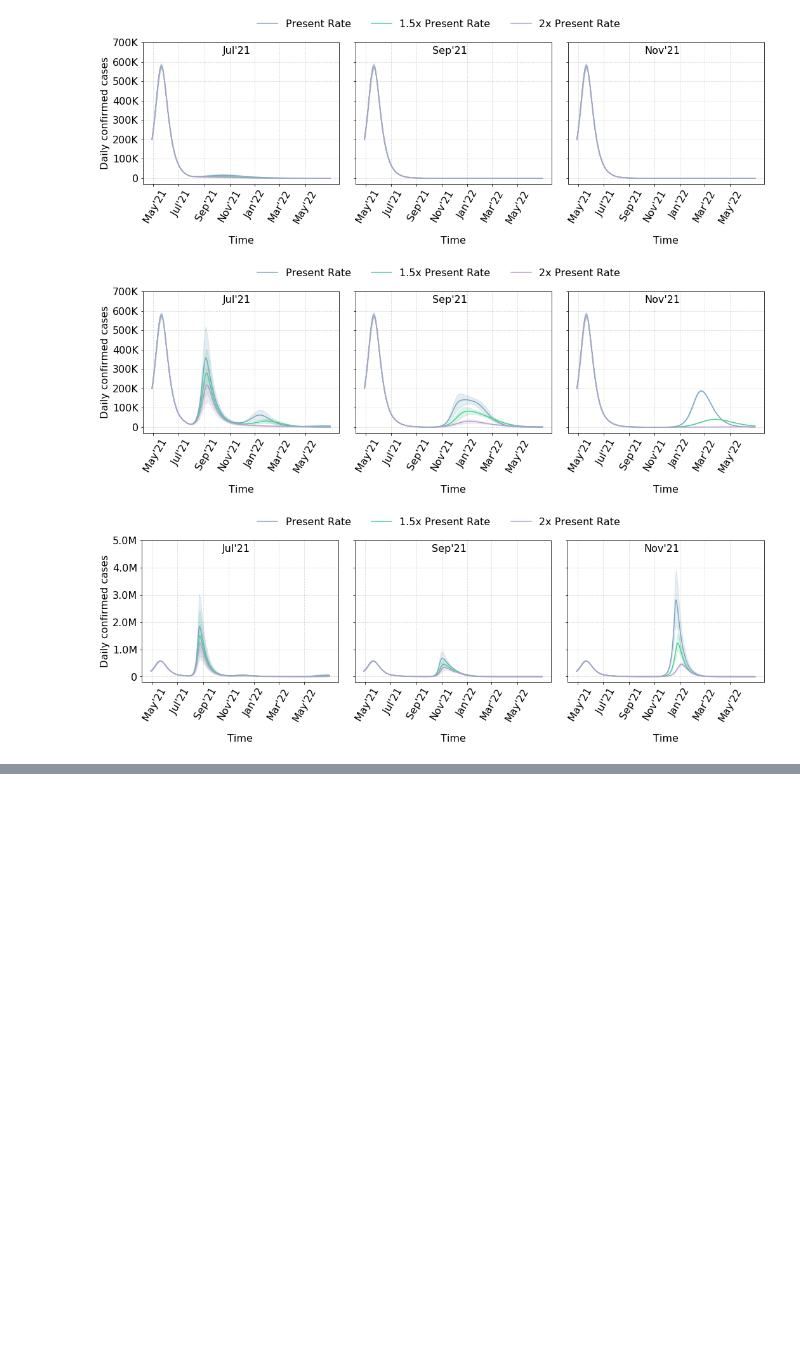
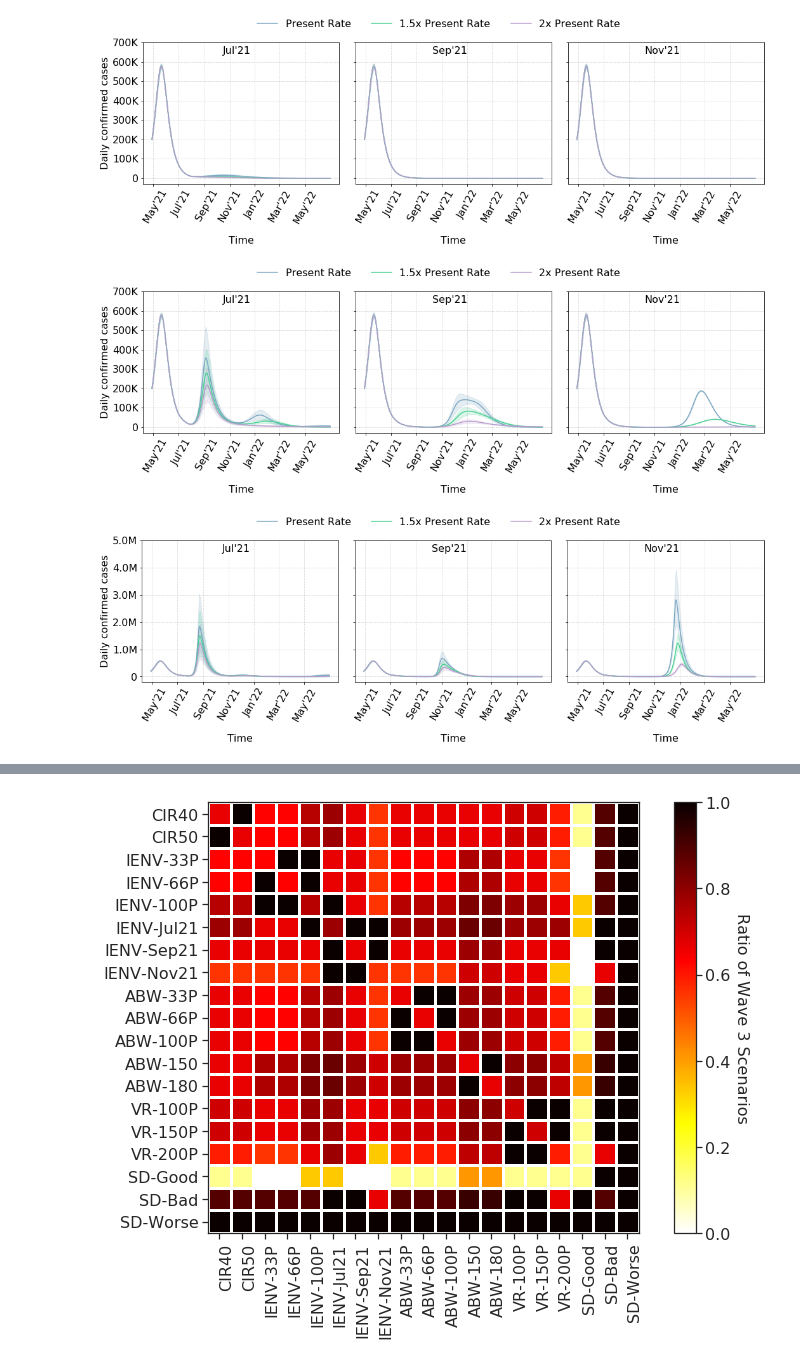
Before and after one commit to thivinanandh/covidPlotWave3, a Jupyter notebook: Covid_Wave3_Plotting.ipynb, the cells around one changed output, grey strips where cells are left out. Drawn from its saved outputs; the diff is of its cells as text; code cells hidden in the pictures; blank space fills up the shorter version.

```diff
--- a/Covid_Wave3_Plotting.ipynb
+++ b/Covid_Wave3_Plotting.ipynb
@@ -2058,0 +2913,28 @@ df_nucleation_melt_Age
+# %%
+table2=np.zeros([lenArray,lenArray])
+for i in range(len(list_param)):
+    for j in range(len(list_param)):
+        table2[i][j]=1-table1[i][j]
+# %%
+fig, ax = plt.subplots(figsize=[11,8])
+color_map=plt.cm.get_cmap("hot")
+reversed_cmap=color_map.reversed()
+#list_label=["CIR:40","CIR:50","IENV Intensity:33%", "IENV Intesnity:66%" ,"IENV Intensity:100%","IENV Jul'21" ,"IENV Sep'21", "IENV Nov'21","ABW Intensity:33%", "ABW Intensity:66%" ,"ABW Intensity:100%","ABW:150 Days" ,"ABW:180 Days","VR: Present", "VR: 1.5x Present", "VR: 2x Present","SD: Normal","SD: Bad","SD: Worse"]
+im, cbar = heatmap(table2, list_label, list_label, ax=ax,
+                   cmap=reversed_cmap, cbarlabel="Ratio of Wave 3 Scenarios")
+#texts = annotate_heatmap(im, valfmt="{x:.1f} t")
+# textstr = '\n'.join((
+# "CIR: Case to infection ratio",
+# "IENV: Immune-escape new variant",
+# "ABW: Antibody waning","VR: Vaccine rate","SD: Social distancing"))
+
+# props = dict(boxstyle='round', facecolor='white', alpha=1.0, edgecolor='black')
+
+# # place a text box in upper left in axes coords
+# ax.text(-0.6, -0.25, textstr, transform=ax.transAxes, fontsize=14,
+#         verticalalignment='top', bbox=props)
+fig.tight_layout()
+plt.savefig("heatmap_wave3.png",dpi=300,bbox_inches='tight')
+plt.show()
+# %% [output]
+[figure, added]
```
Also changed, not shown: parts of 30 cells of this notebook, 4 other files.
